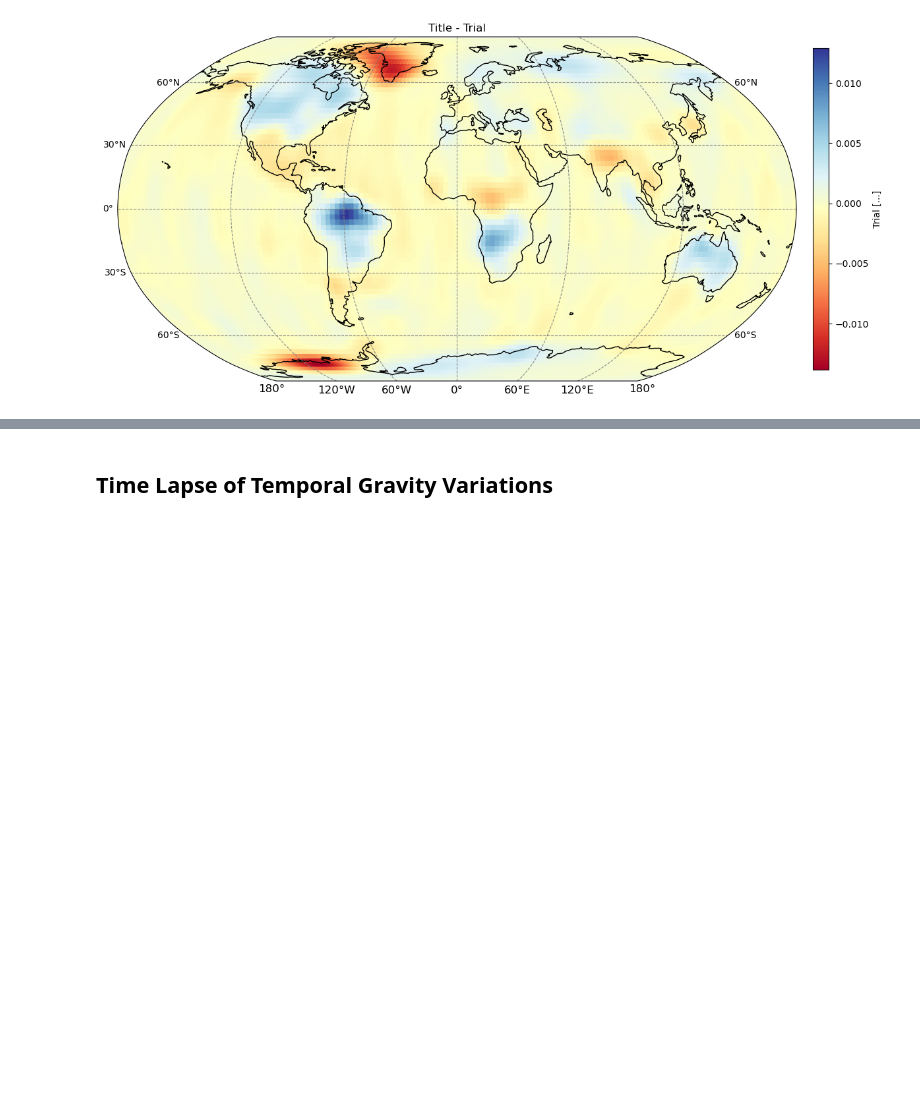
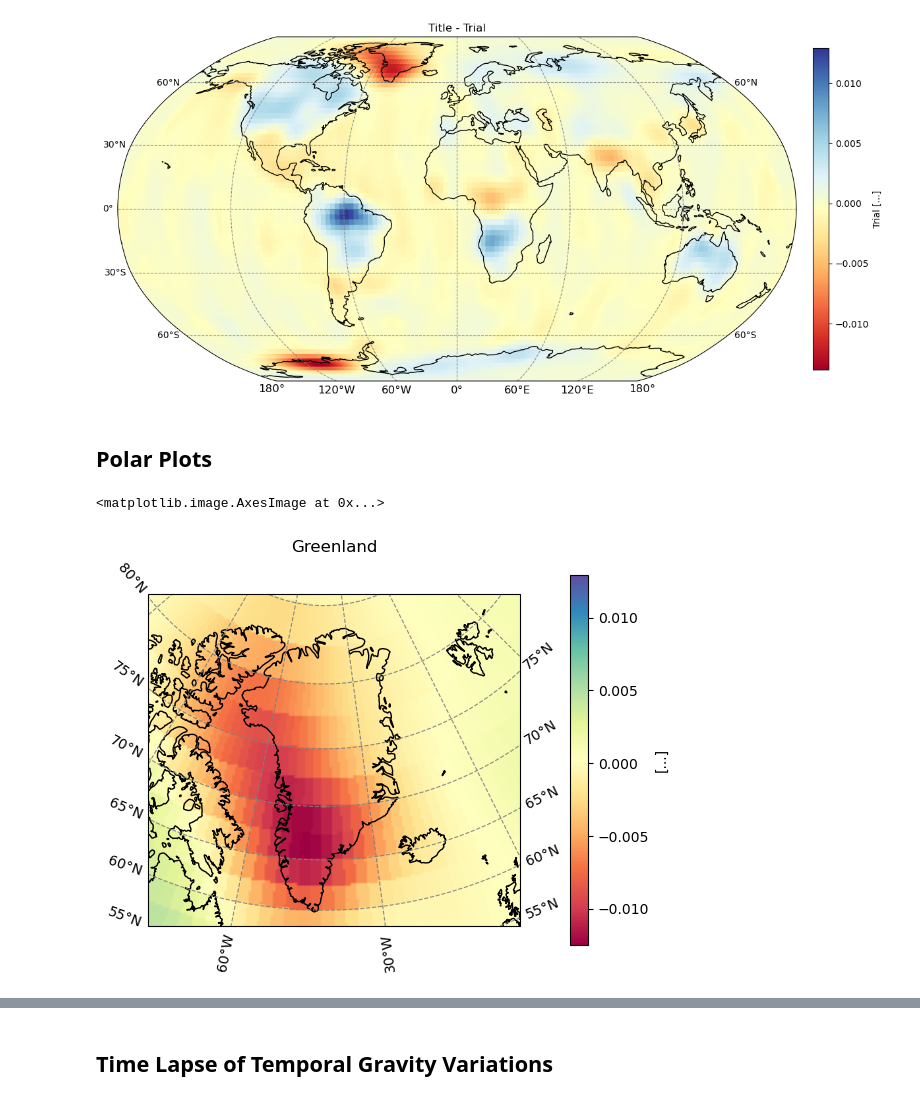
Before and after one commit to GESS-research-group/pyshbundle, a Jupyter notebook: notebooks/test_viz.ipynb, the cells around one changed output, grey strips where cells are left out. Drawn from its saved outputs; the diff is of its cells as text; code cells hidden in the pictures; blank space fills up the shorter version.

```diff
--- a/notebooks/test_viz.ipynb
+++ b/notebooks/test_viz.ipynb
@@ -209,7 +249,7 @@ plt.show()
 # %%
 # load long term mean
 long_mean_itsg = 'D:\\open_source\\pyshbundle\\pyshbundle\\data\\long_mean\\SH_long_mean_itsg.npy'
-SH_long_mean_itsg = np.load(long_mean_jpl)
+SH_long_mean_itsg = np.load(long_mean_itsg)
 
 import pyshbundle.normalklm
 normal_cs = pyshbundle.normalklm.normalklm(lmax=96, typ='grs80')
@@ -235,7 +275,7 @@ jflag = 0
 grid_y = int(180/gs)
 grid_x = int(360/gs)
 
-sub_sc = rep_sc - SH_long_mean_jpl
+sub_sc = rep_sc - SH_long_mean_itsg
 # filtered SH Coeff
 shfil = np.zeros([lmax+1, 2 * lmax+1])
 
@@ -289,3 +329,5 @@ def mapfield(field, img_extent, title, name=None, save_flag=False):
 mapfield(field=grav_field_flt, img_extent=(-180, 180, -90, 90))
 # %% [output]
 [figure]
+# %% [markdown]
+## Polar Plots
@@ -291,0 +393,5 @@ mapfield(field=grav_field_flt, img_extent=(-180, 180, -90, 90))
+# %%
+polar_plot(field=grav_field_flt, polar_loc="greenland", title="Greenland", file_name="greenland", save_flag=False)
+# %% [output]
+<matplotlib.image.AxesImage at 0x...>
+[figure, added]
```
Also changed, not shown: parts of 7 cells of this notebook, 3 other files.
